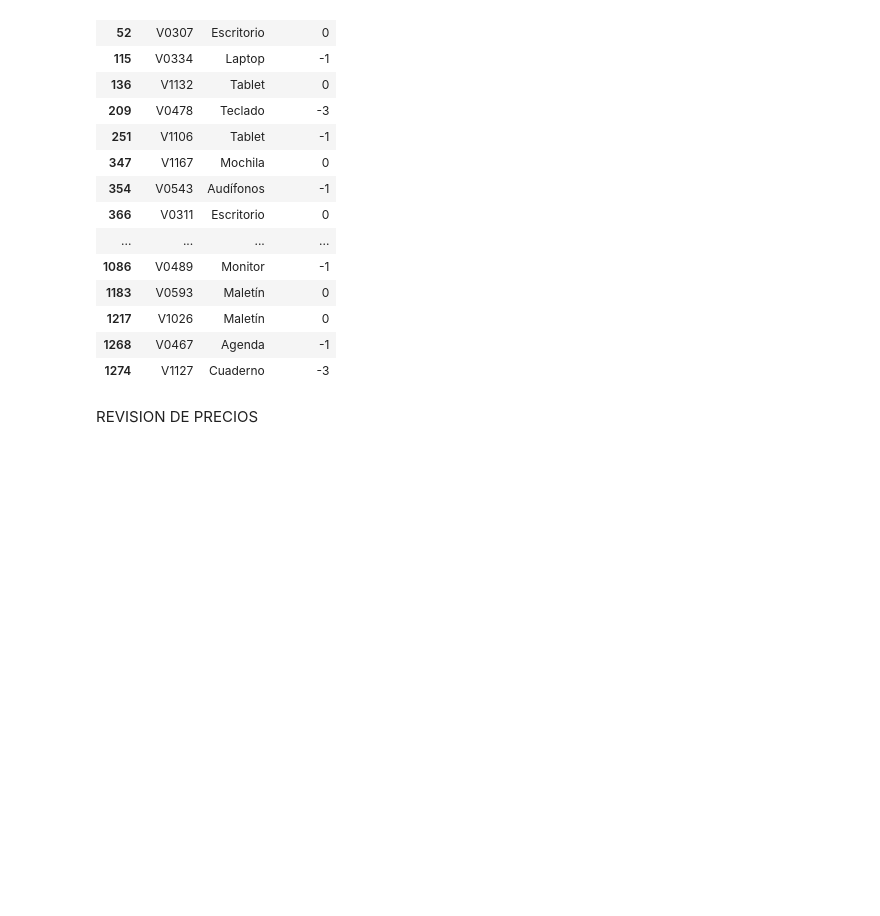
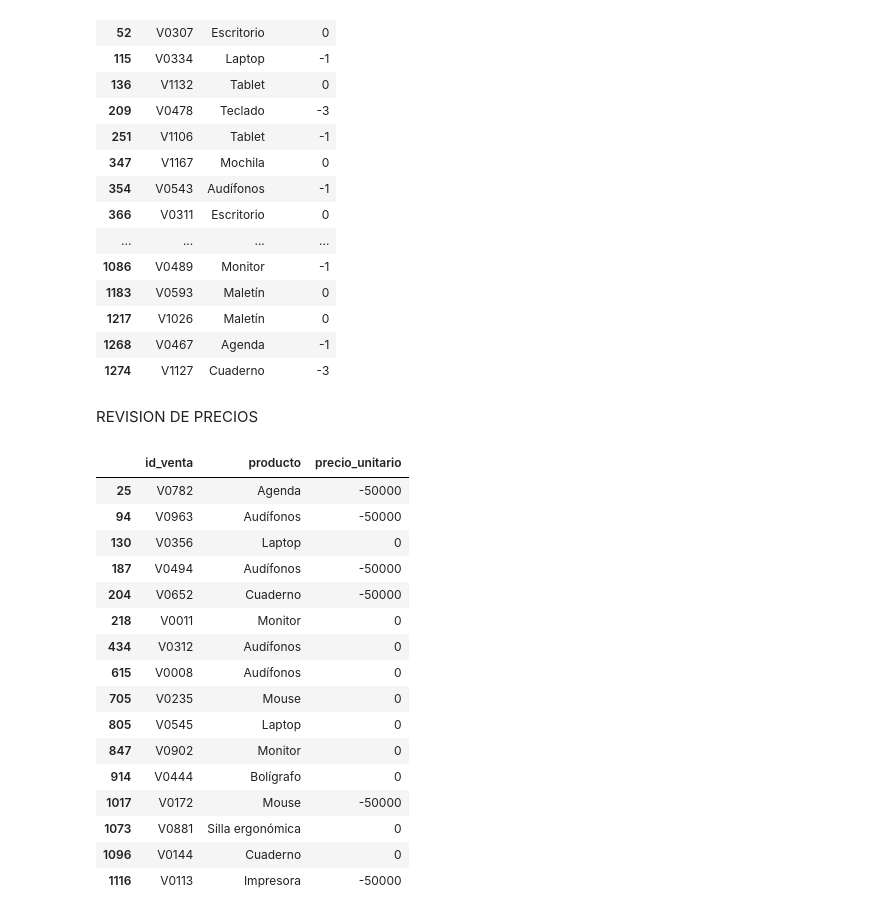
Before and after one commit to maria-romerol/Entregables-BIT-MariaRomero, a Jupyter notebook: Actividad 20261015/13102026.ipynb, the cells around one changed output. Drawn from its saved outputs; the diff is of its cells as text; code cells hidden in the pictures; blank space fills up the shorter version.

```diff
--- a/Actividad 20261015/13102026.ipynb
+++ b/Actividad 20261015/13102026.ipynb
@@ -681,3 +681,25 @@ df[df["cantidad"] <= 0][
 df = df[df["cantidad"] > 0].copy()
 # %% [markdown]
 REVISION DE PRECIOS
+# %%
+df[df["precio_unitario"] <= 0][
+    ["id_venta", "producto", "precio_unitario"]
+]
+# %% [output]
+|  | id_venta | producto | precio_unitario |
+| 25 | V0782 | Agenda | -50000 |
+| 94 | V0963 | Audífonos | -50000 |
+| 130 | V0356 | Laptop | 0 |
+| 187 | V0494 | Audífonos | -50000 |
+| 204 | V0652 | Cuaderno | -50000 |
+| 218 | V0011 | Monitor | 0 |
+| 434 | V0312 | Audífonos | 0 |
+| 615 | V0008 | Audífonos | 0 |
+| 705 | V0235 | Mouse | 0 |
+| 805 | V0545 | Laptop | 0 |
+| 847 | V0902 | Monitor | 0 |
+| 914 | V0444 | Bolígrafo | 0 |
+| 1017 | V0172 | Mouse | -50000 |
+| 1073 | V0881 | Silla ergonómica | 0 |
+| 1096 | V0144 | Cuaderno | 0 |
+| 1116 | V0113 | Impresora | -50000 |
```
Also changed, not shown: parts of 18 cells of this notebook, 4 other files.
